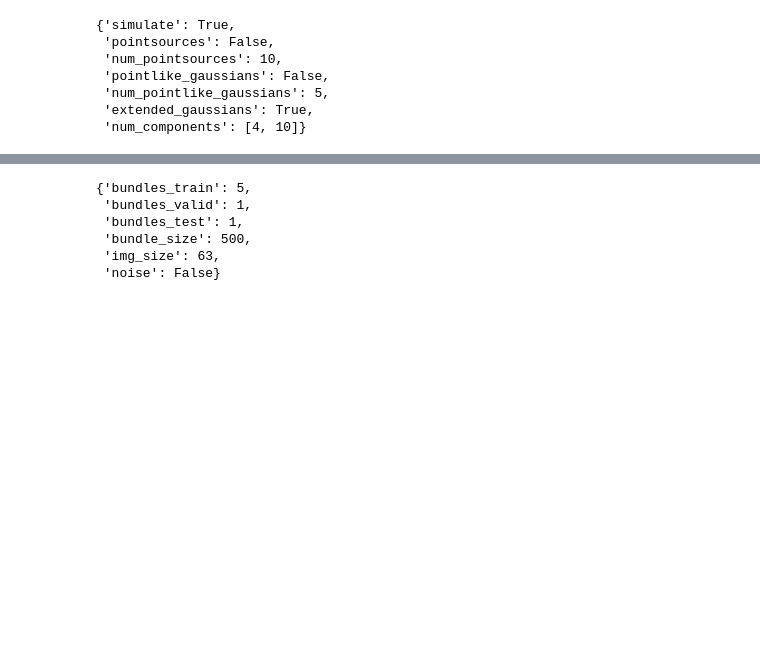
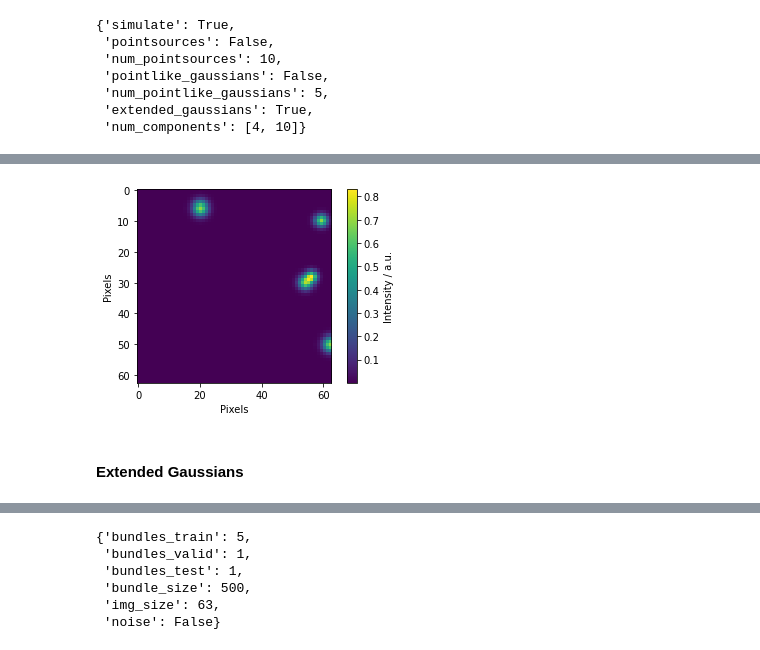
Before and after one commit to radionets-project/radionets, a Jupyter notebook: examples/01_dataset_simulation.ipynb, the cells around one changed output, grey strips where cells are left out. Saved outputs shown, nothing was run; the diff lists cells and outputs as text; code cells hidden in the pictures; blank space fills up the shorter version.

```diff
--- a/examples/01_dataset_simulation.ipynb
+++ b/examples/01_dataset_simulation.ipynb
@@ -62,0 +81,12 @@ sim_conf["gaussians"]
+# %%
+%%capture
+!radionets_simulations .rc/simulation_pointlike_gaussians.toml
+
+pointlike_path = "./example_data/pointlike_gaussians/"
+pointlike_gaussians = load_data(pointlike_path, "train")
+# %%
+plot_target(pointlike_gaussians)
+# %% [output]
+[figure, added]
+# %% [markdown]
+#### Extended Gaussians
```
Also changed, not shown: parts of 33 cells of this notebook.
